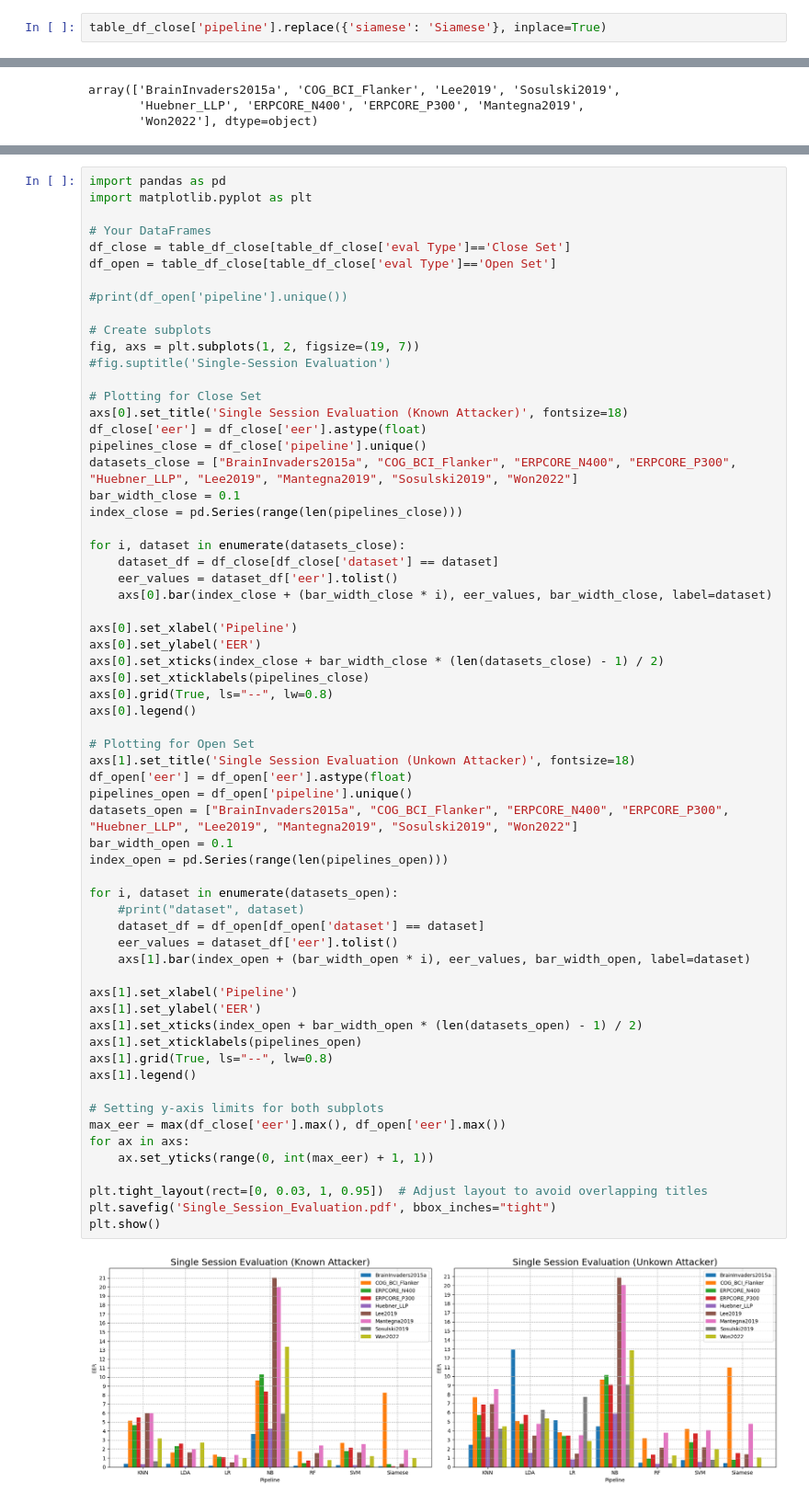
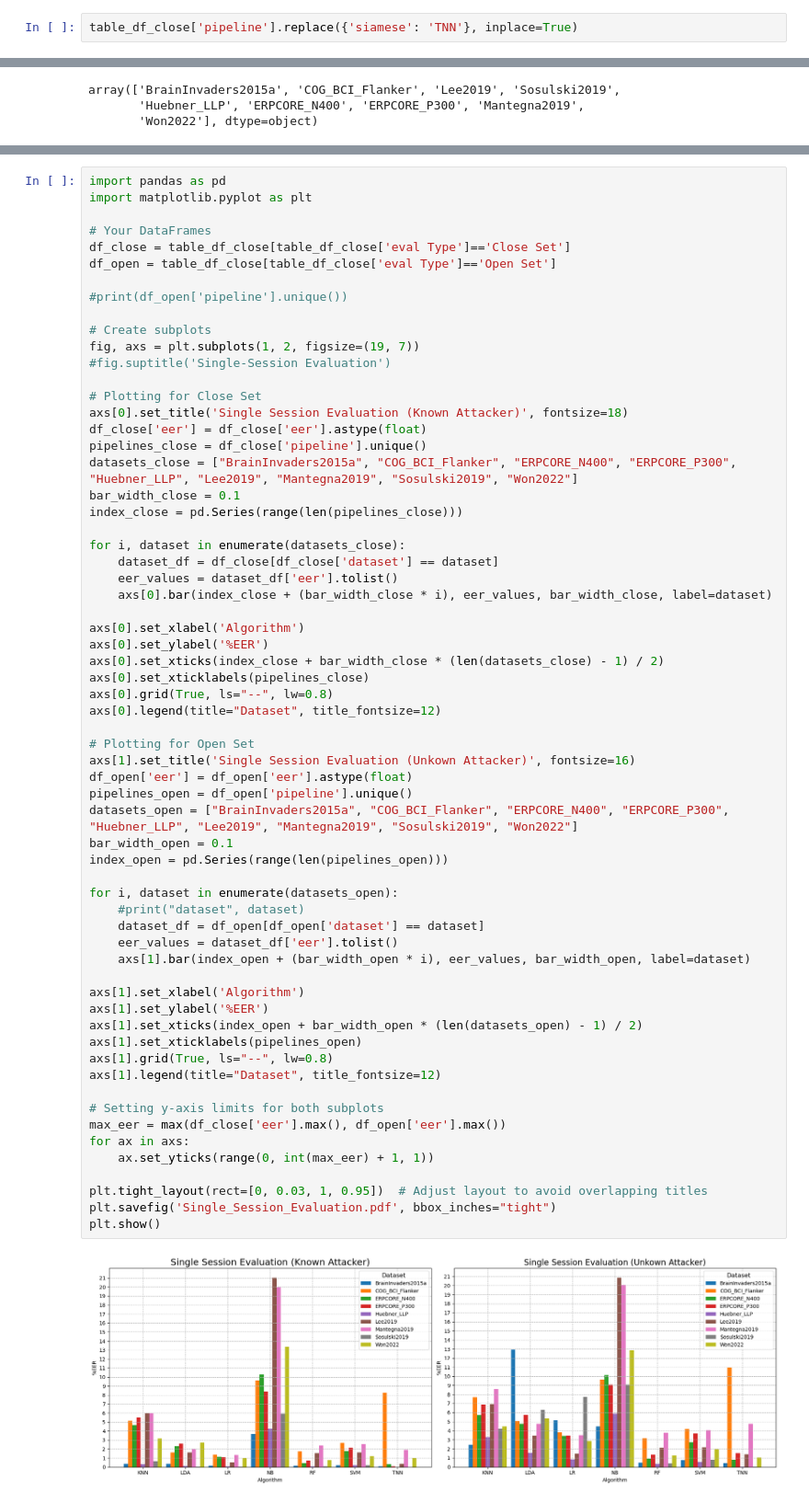
Before and after one commit to Avichaurasia/NeuroIDBench, a Jupyter notebook: Juypter_Notebooks/Single_Session_Evaluation.ipynb, the cells around one changed output, grey strips where cells are left out. Shown at 92% size. Saved outputs shown, nothing was run; the diff lists cells and outputs as text.

```diff
--- a/Juypter_Notebooks/Single_Session_Evaluation.ipynb
+++ b/Juypter_Notebooks/Single_Session_Evaluation.ipynb
@@ -160,7 +160,7 @@ table_df_close['dataset'].replace({'Brain Invaders 2015a': 'BrainInvaders2015a',
                                                'won 2022': 'Won2022',
                             'Spot Pilot P300 dataset':'Sosulski2019'}, inplace=True)
 # %%
-table_df_close['pipeline'].replace({'siamese': 'Siamese'}, inplace=True)
+table_df_close['pipeline'].replace({'siamese': 'TNN'}, inplace=True)
 # %%
 #table_df_close.to_csv('Single_Session_Results.csv')
 table_df_close['dataset'].unique()
@@ -232,41 +232,41 @@ for i, dataset in enumerate(datasets_close):
     eer_values = dataset_df['eer'].tolist()
     axs[0].bar(index_close + (bar_width_close * i), eer_values, bar_width_close, label=dataset)
 
-axs[0].set_xlabel('Pipeline')
-axs[0].set_ylabel('EER')
+axs[0].set_xlabel('Algorithm')
+axs[0].set_ylabel('%EER')
 axs[0].set_xticks(index_close + bar_width_close * (len(datasets_close) - 1) / 2)
 axs[0].set_xticklabels(pipelines_close)
 axs[0].grid(True, ls="--", lw=0.8)
-axs[0].legend()
+axs[0].legend(title="Dataset", title_fontsize=12)
 
 # Plotting for Open Set
-axs[1].set_title('Single Session Evaluation (Unkown Attacker)', fontsize=18)
+axs[1].set_title('Single Session Evaluation (Unkown Attacker)', fontsize=16)
 df_open['eer'] = df_open['eer'].astype(float)
 pipelines_open = df_open['pipeline'].unique()
 datasets_open = ["BrainInvaders2015a", "COG_BCI_Flanker", "ERPCORE_N400", "ERPCORE_P300", "Huebner_LLP", "Lee2019", "Mantegna2019", "Sosulski2019", "Won2022"]
 bar_width_open = 0.1
 index_open = pd.Series(range(len(pipelines_open)))
 
 for i, dataset in enumerate(datasets_open):
     #print("dataset", dataset)
     dataset_df = df_open[df_open['dataset'] == dataset]
     eer_values = dataset_df['eer'].tolist()
     axs[1].bar(index_open + (bar_width_open * i), eer_values, bar_width_open, label=dataset)
 
-axs[1].set_xlabel('Pipeline')
-axs[1].set_ylabel('EER')
+axs[1].set_xlabel('Algorithm')
+axs[1].set_ylabel('%EER')
 axs[1].set_xticks(index_open + bar_width_open * (len(datasets_open) - 1) / 2)
 axs[1].set_xticklabels(pipelines_open)
 axs[1].grid(True, ls="--", lw=0.8)
-axs[1].legend()
+axs[1].legend(title="Dataset", title_fontsize=12)
 
 # Setting y-axis limits for both subplots
 max_eer = max(df_close['eer'].max(), df_open['eer'].max())
 for ax in axs:
     ax.set_yticks(range(0, int(max_eer) + 1, 1))
 
 plt.tight_layout(rect=[0, 0.03, 1, 0.95])  # Adjust layout to avoid overlapping titles
 plt.savefig('Single_Session_Evaluation.pdf', bbox_inches="tight")
 plt.show()
 # %% [output]
-[figure, old version]
+[figure, new version]
```
Also changed, not shown: parts of 2 cells of this notebook, 11 other files.
